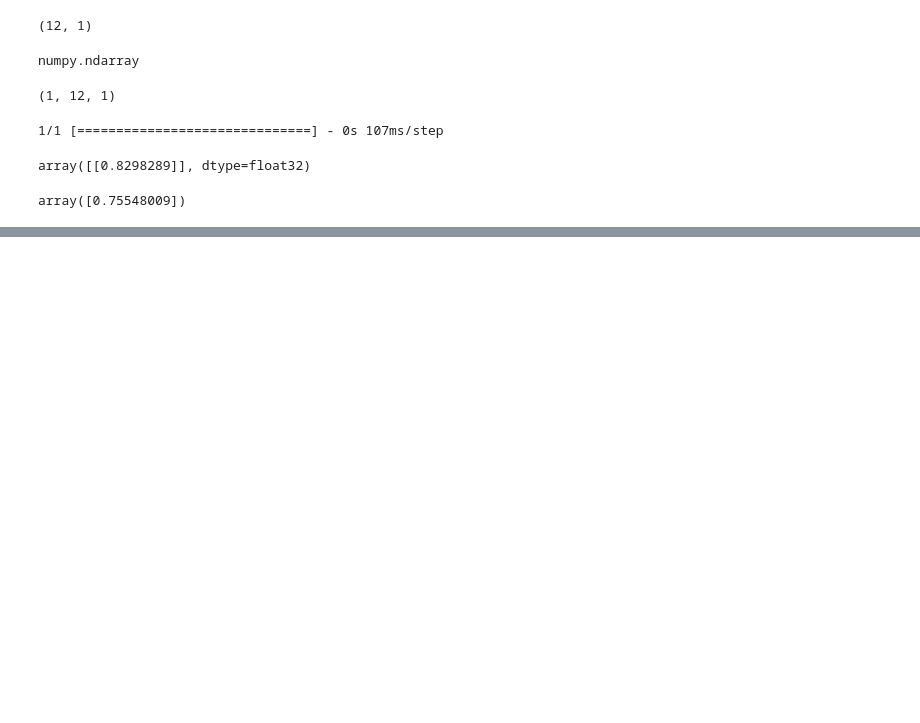
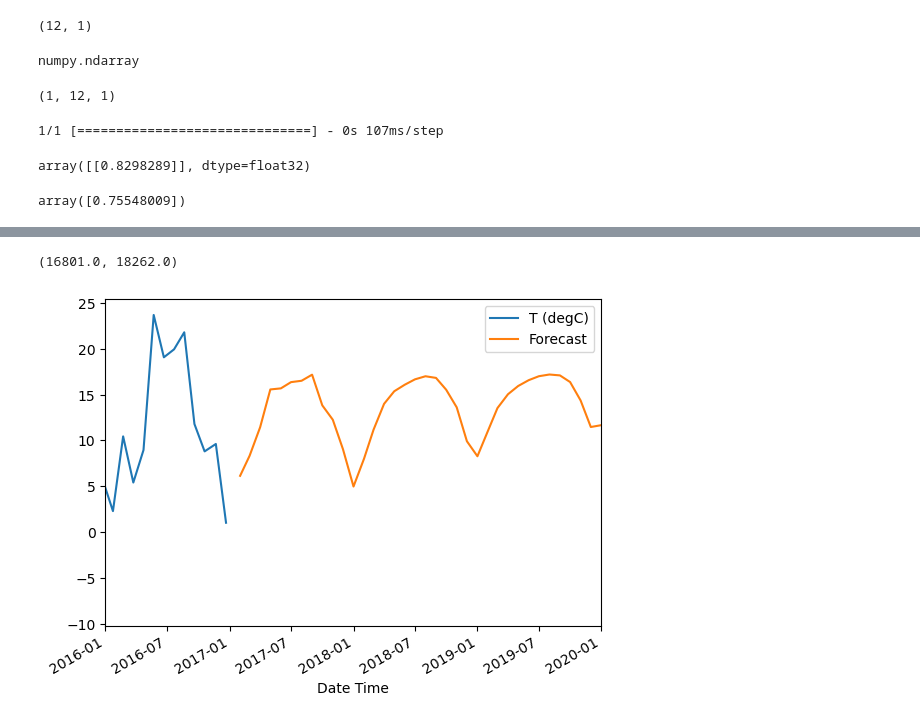
Before and after one commit to HishamHuneidie/practicas-deep-learning, a Jupyter notebook: practicas/06-Forecasting.ipynb, the cells around one changed output, grey strips where cells are left out. Cells and saved outputs as stored; diff of their text form; code cells hidden in the pictures; blank space fills up the shorter version.

```diff
--- a/practicas/06-Forecasting.ipynb
+++ b/practicas/06-Forecasting.ipynb
@@ -306,0 +503,8 @@ IndexError: index 1 is out of bounds for axis 1 with size 1
+# %%
+# Hacer zoom o limitar data deñ plot()
+ax = df.plot()
+forecast_df.plot(ax=ax)
+plt.xlim("2016-01-01", "2020-01-01")
+# %% [output]
+(16801.0, 18262.0)
+[figure, added]
```
Also changed, not shown: parts of 17 cells of this notebook, 1 other file.
